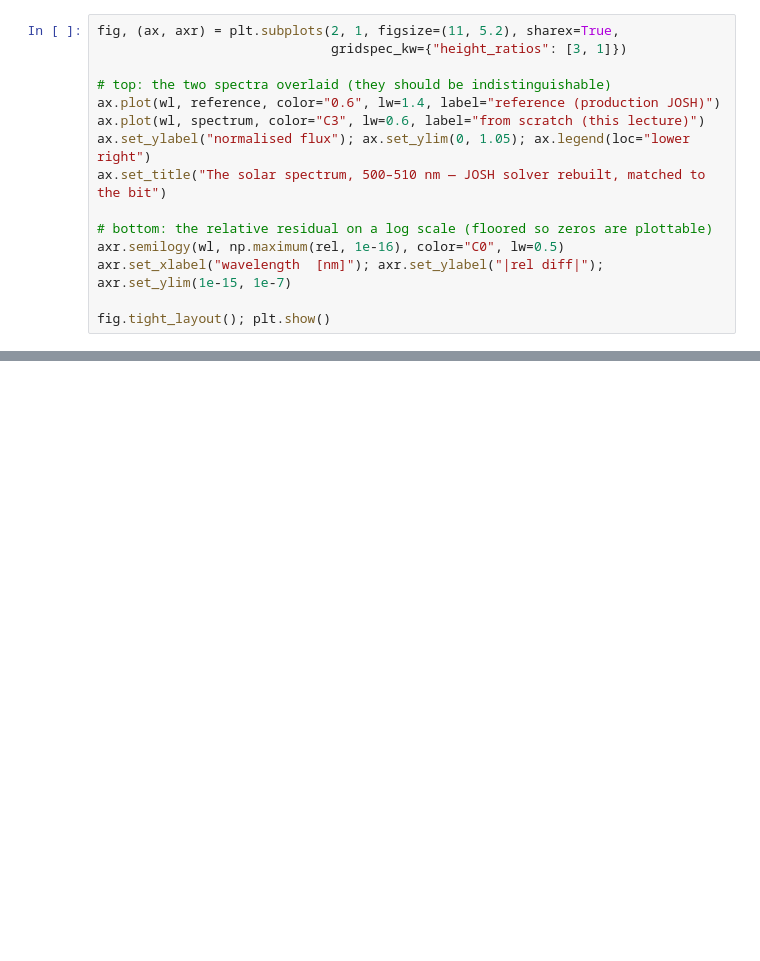
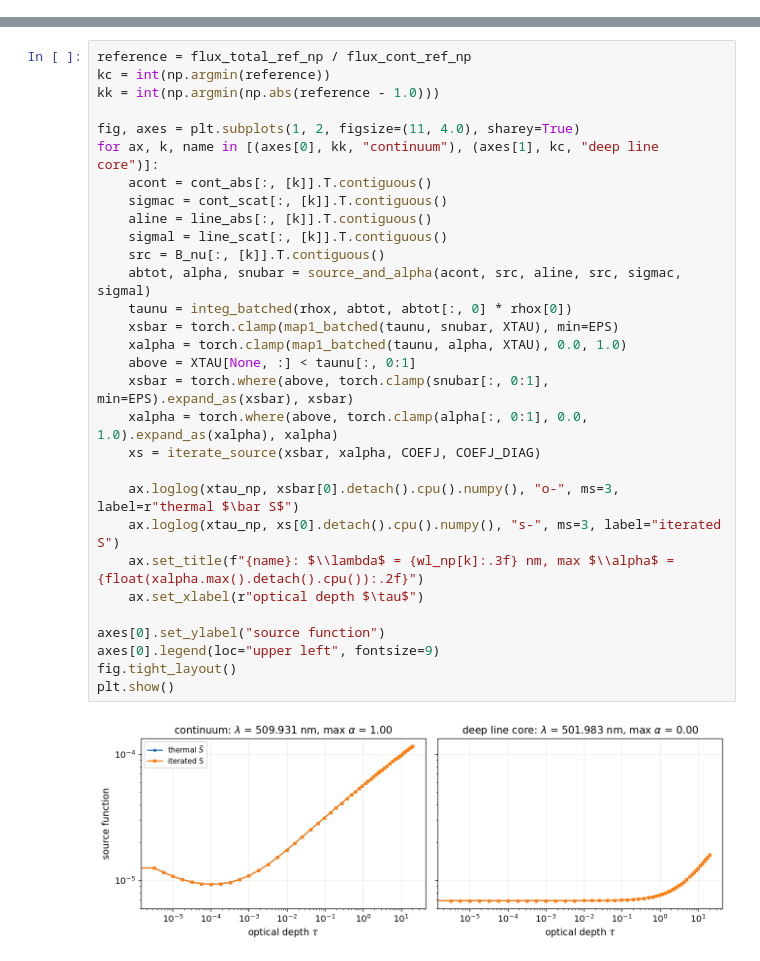
Before and after one commit to tingyuansen/stellar-spectroscopy-from-scratch-gpu, a Jupyter notebook: content/Lecture8.ipynb, the cells around one changed output, grey strips where cells are left out. Saved outputs shown, nothing was run; the diff lists cells and outputs as text; blank space fills up the shorter version.

Commit message:
Tighten textbook provenance and code-cell hygiene

```diff
--- a/content/Lecture8.ipynb
+++ b/content/Lecture8.ipynb
@@ -490,15 +0,0 @@ the residual is the single-precision iteration's last bit — the engine is repr
-# %%
-fig, (ax, axr) = plt.subplots(2, 1, figsize=(11, 5.2), sharex=True,
-                              gridspec_kw={"height_ratios": [3, 1]})
-
-# top: the two spectra overlaid (they should be indistinguishable)
-ax.plot(wl, reference, color="0.6", lw=1.4, label="reference (production JOSH)")
-ax.plot(wl, spectrum, color="C3", lw=0.6, label="from scratch (this lecture)")
-ax.set_ylabel("normalised flux"); ax.set_ylim(0, 1.05); ax.legend(loc="lower right")
-ax.set_title("The solar spectrum, 500–510 nm — JOSH solver rebuilt, matched to the bit")
-
-# bottom: the relative residual on a log scale (floored so zeros are plottable)
-axr.semilogy(wl, np.maximum(rel, 1e-16), color="C0", lw=0.5)
-axr.set_xlabel("wavelength  [nm]"); axr.set_ylabel("|rel diff|"); axr.set_ylim(1e-15, 1e-7)
-
-fig.tight_layout(); plt.show()
@@ -544,0 +591,32 @@ With the microphysics (Lectures 2–6) and both radiative-transfer treatments (L
+# %%
+reference = flux_total_ref_np / flux_cont_ref_np
+kc = int(np.argmin(reference))
+kk = int(np.argmin(np.abs(reference - 1.0)))
+
+fig, axes = plt.subplots(1, 2, figsize=(11, 4.0), sharey=True)
+for ax, k, name in [(axes[0], kk, "continuum"), (axes[1], kc, "deep line core")]:
+    acont = cont_abs[:, [k]].T.contiguous()
+    sigmac = cont_scat[:, [k]].T.contiguous()
+    aline = line_abs[:, [k]].T.contiguous()
+    sigmal = line_scat[:, [k]].T.contiguous()
+    src = B_nu[:, [k]].T.contiguous()
+    abtot, alpha, snubar = source_and_alpha(acont, src, aline, src, sigmac, sigmal)
+    taunu = integ_batched(rhox, abtot, abtot[:, 0] * rhox[0])
+    xsbar = torch.clamp(map1_batched(taunu, snubar, XTAU), min=EPS)
+    xalpha = torch.clamp(map1_batched(taunu, alpha, XTAU), 0.0, 1.0)
+    above = XTAU[None, :] < taunu[:, 0:1]
+    xsbar = torch.where(above, torch.clamp(snubar[:, 0:1], min=EPS).expand_as(xsbar), xsbar)
+    xalpha = torch.where(above, torch.clamp(alpha[:, 0:1], 0.0, 1.0).expand_as(xalpha), xalpha)
+    xs = iterate_source(xsbar, xalpha, COEFJ, COEFJ_DIAG)
+
+    ax.loglog(xtau_np, xsbar[0].detach().cpu().numpy(), "o-", ms=3, label=r"thermal $\bar S$")
+    ax.loglog(xtau_np, xs[0].detach().cpu().numpy(), "s-", ms=3, label="iterated S")
+    ax.set_title(f"{name}: $\\lambda$ = {wl_np[k]:.3f} nm, max $\\alpha$ = {float(xalpha.max().detach().cpu()):.2f}")
+    ax.set_xlabel(r"optical depth $\tau$")
+
+axes[0].set_ylabel("source function")
+axes[0].legend(loc="upper left", fontsize=9)
+fig.tight_layout()
+plt.show()
+# %% [output]
+[figure, added]
```
Also changed, not shown: parts of 60 cells of this notebook, 54 other files.
